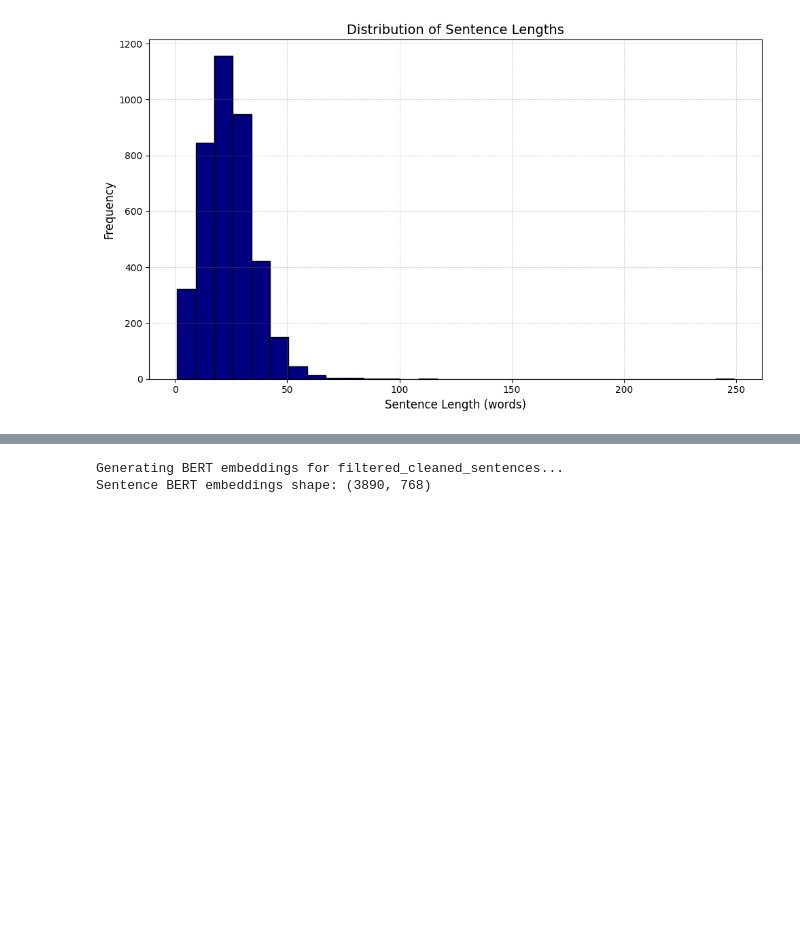
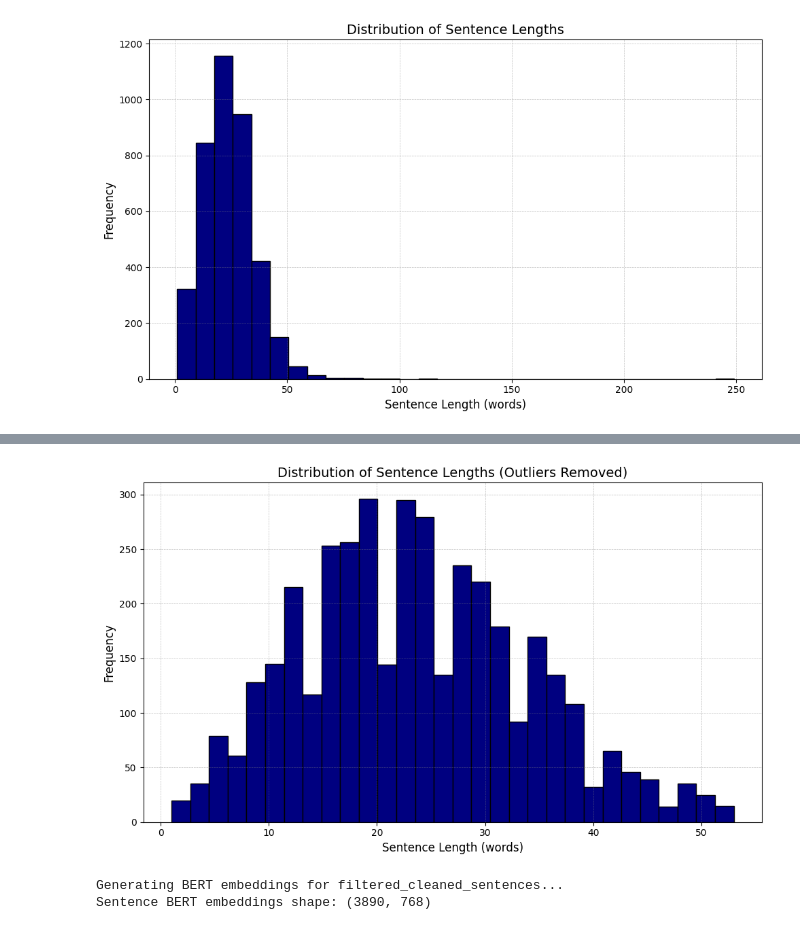
Before and after one commit to LarsHeijnennn/Internship, a Jupyter notebook: data_inspection/NTLK_stats.ipynb, the cells around one changed output, grey strips where cells are left out. Saved outputs shown, nothing was run; the diff lists cells and outputs as text; code cells hidden in the pictures; blank space fills up the shorter version.

```diff
--- a/data_inspection/NTLK_stats.ipynb
+++ b/data_inspection/NTLK_stats.ipynb
@@ -289,3 +342,22 @@ Number of filtered sentence lengths calculated: 3890
+# %%
+plt.figure(figsize=(10, 6), facecolor='white')
+plt.hist(filtered_sentence_lengths, bins=30, color='navy', edgecolor='black')
+
+plt.title("Distribution of Sentence Lengths (Outliers Removed)", color='black', fontsize=14)
+plt.xlabel("Sentence Length (words)", color='black', fontsize=12)
+plt.ylabel("Frequency", color='black', fontsize=12)
+
+plt.tick_params(axis='x', colors='black')
+plt.tick_params(axis='y', colors='black')
+
+# Optionally add a grid with lower contrast
+plt.grid(color='gray', linestyle='--', linewidth=0.5, alpha=0.5)
+
+# Show or save the plot
+plt.tight_layout()
+plt.show()
+# %% [output]
+[figure, added]
 # %%
 from transformers import BertTokenizer, BertModel
 import torch
```
Also changed, not shown: parts of 10 cells of this notebook.
